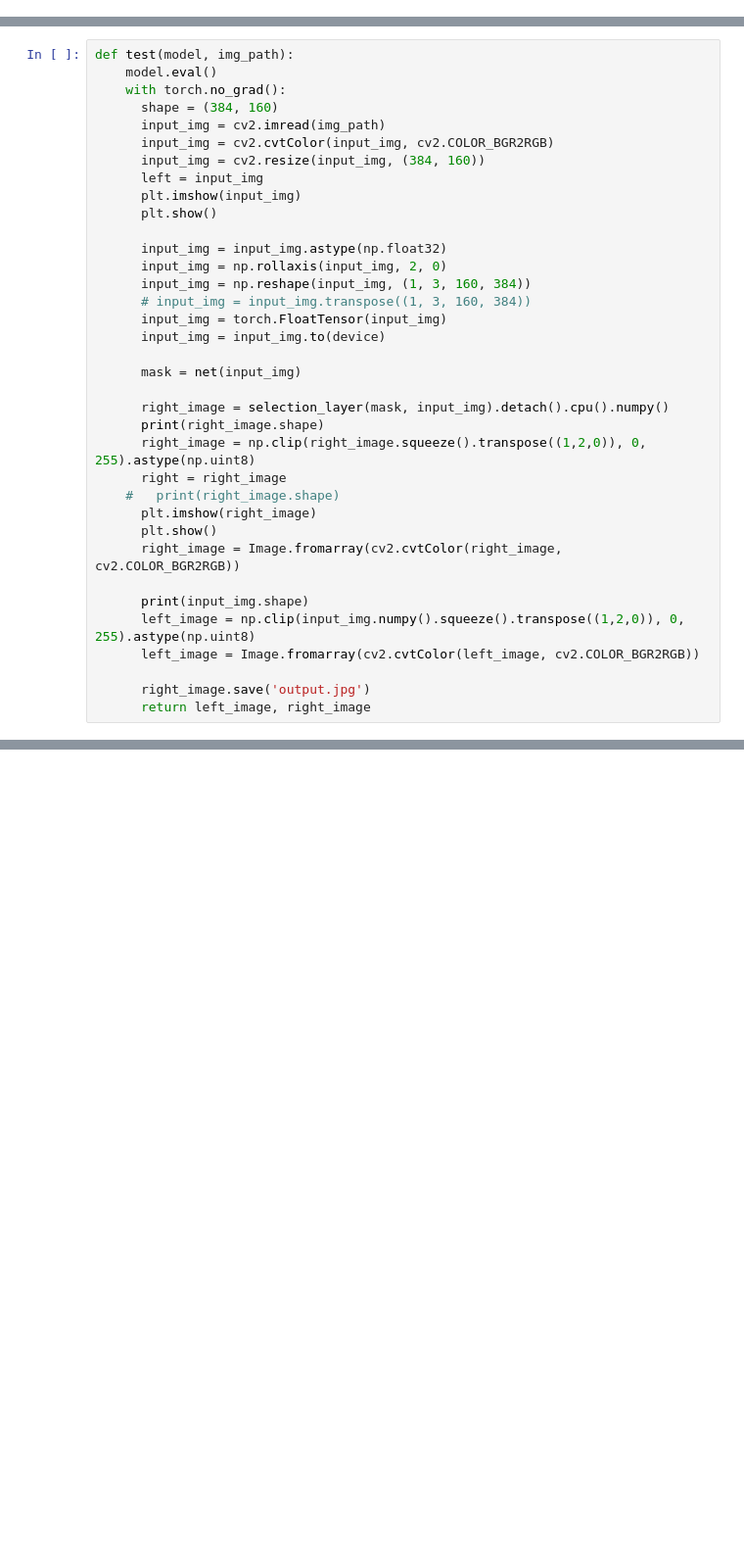
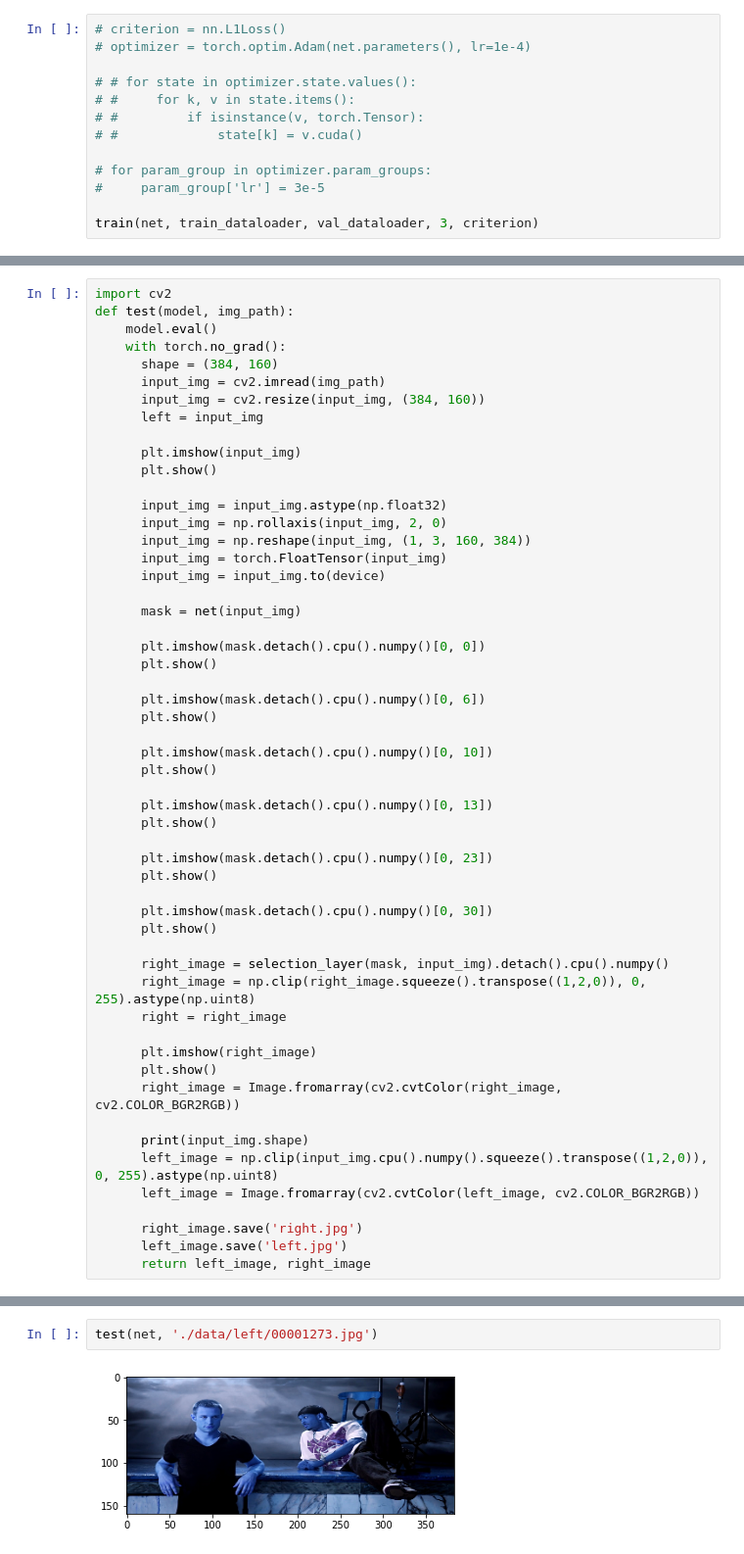
Before and after one commit to aditya5558/2D-to-3D, a Jupyter notebook: Deep3d.ipynb, the cells around one changed output, grey strips where cells are left out. Shown: that part at 98% size. Saved outputs shown, nothing was run; the diff lists cells and outputs as text; blank space fills up the shorter version.

```diff
--- a/Deep3d.ipynb
+++ b/Deep3d.ipynb
@@ -262,0 +407,13 @@ net.bn_pool4.running_var = torch.tensor(model[2]['bn_pool4_moving_inv_var'].asnu
+# %%
+# criterion = nn.L1Loss()
+# optimizer = torch.optim.Adam(net.parameters(), lr=1e-4)
+
+# # for state in optimizer.state.values():
+# #     for k, v in state.items():
+# #         if isinstance(v, torch.Tensor):
+# #             state[k] = v.cuda()
+
+# for param_group in optimizer.param_groups:
+#     param_group['lr'] = 3e-5
+
+train(net, train_dataloader, val_dataloader, 3, criterion)
@@ -263,36 +463,54 @@ net.bn_pool4.running_var = torch.tensor(model[2]['bn_pool4_moving_inv_var'].asnu
 # %%
+import cv2
 def test(model, img_path):
     model.eval()
     with torch.no_grad():
       shape = (384, 160)
       input_img = cv2.imread(img_path)
-      input_img = cv2.cvtColor(input_img, cv2.COLOR_BGR2RGB)
       input_img = cv2.resize(input_img, (384, 160))
       left = input_img
+
       plt.imshow(input_img)
       plt.show()
 
       input_img = input_img.astype(np.float32)
       input_img = np.rollaxis(input_img, 2, 0)
       input_img = np.reshape(input_img, (1, 3, 160, 384))
-      # input_img = input_img.transpose((1, 3, 160, 384))
       input_img = torch.FloatTensor(input_img)
       input_img = input_img.to(device)
 
       mask = net(input_img)
 
+      plt.imshow(mask.detach().cpu().numpy()[0, 0])
+      plt.show()
+
+      plt.imshow(mask.detach().cpu().numpy()[0, 6])
+      plt.show()
+
+      plt.imshow(mask.detach().cpu().numpy()[0, 10])
+      plt.show()
+
+      plt.imshow(mask.detach().cpu().numpy()[0, 13])
+      plt.show()
+
+      plt.imshow(mask.detach().cpu().numpy()[0, 23])
+      plt.show()
+
+      plt.imshow(mask.detach().cpu().numpy()[0, 30])
+      plt.show()
+
       right_image = selection_layer(mask, input_img).detach().cpu().numpy()
-      print(right_image.shape)
       right_image = np.clip(right_image.squeeze().transpose((1,2,0)), 0, 255).astype(np.uint8)
       right = right_image
-    #   print(right_image.shape)
+
       plt.imshow(right_image)
       plt.show()
       right_image = Image.fromarray(cv2.cvtColor(right_image, cv2.COLOR_BGR2RGB))
 
       print(input_img.shape)
-      left_image = np.clip(input_img.numpy().squeeze().transpose((1,2,0)), 0, 255).astype(np.uint8)
+      left_image = np.clip(input_img.cpu().numpy().squeeze().transpose((1,2,0)), 0, 255).astype(np.uint8)
       left_image = Image.fromarray(cv2.cvtColor(left_image, cv2.COLOR_BGR2RGB))
 
-      right_image.save('output.jpg')
+      right_image.save('right.jpg')
+      left_image.save('left.jpg')
       return left_image, right_image
@@ -400,0 +517,4 @@ Archive:  ./deep3d-0050.params.zip
+# %%
+test(net, './data/left/00001273.jpg')
+# %% [output]
+[figure, added]
```
Also changed, not shown: parts of 27 cells of this notebook.
